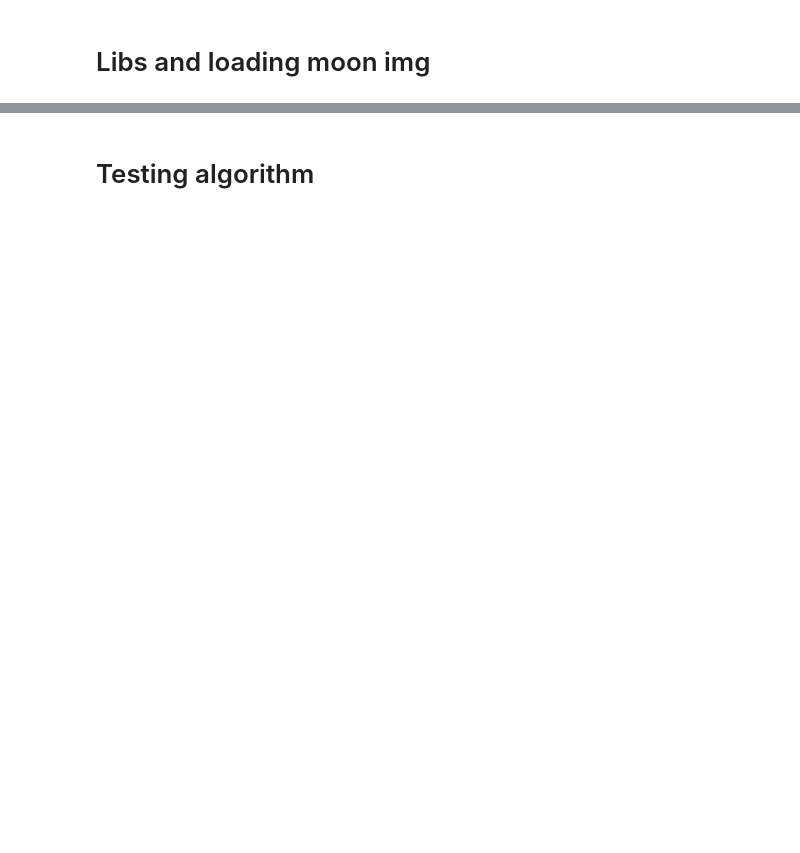
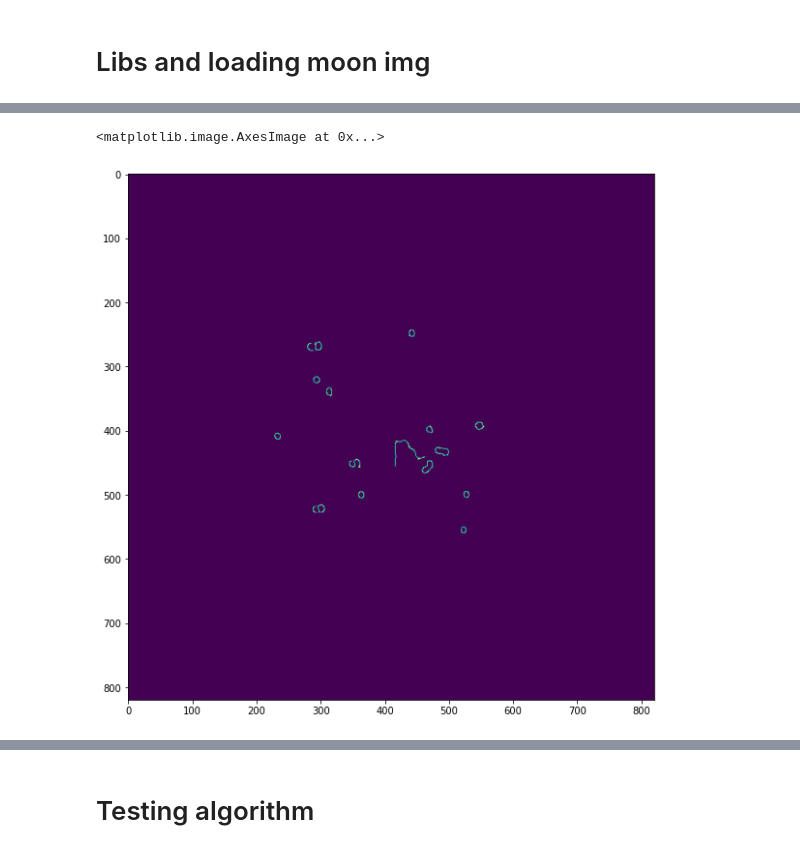
Before and after one commit to stanislav215/computer_vision, a Jupyter notebook: task3/task3.ipynb, the cells around one changed output, grey strips where cells are left out. Drawn from its saved outputs; the diff is of its cells as text; code cells hidden in the pictures; blank space fills up the shorter version.

```diff
--- a/task3/task3.ipynb
+++ b/task3/task3.ipynb
@@ -16,0 +41,7 @@ img_big = io.imread("./drive/MyDrive/mesiac.tif")
+# %%
+BC_img_proccesed= processBigCrater(BC_img,mask)
+figure(figsize=(20,10))
+imshow(BC_img_proccesed)
+# %% [output]
+<matplotlib.image.AxesImage at 0x...>
+[figure, added]
```
Also changed, not shown: parts of 34 cells of this notebook.
